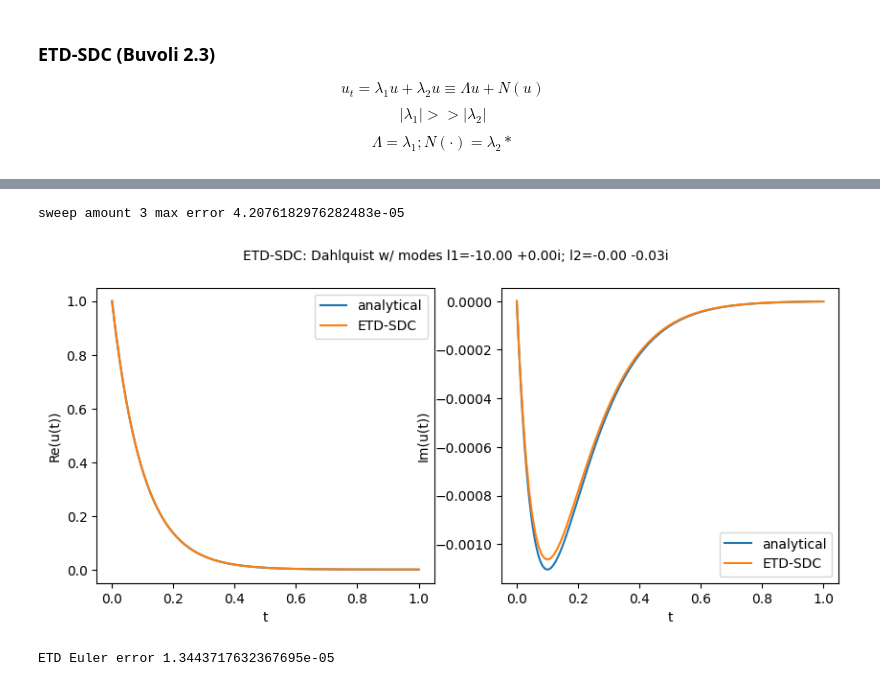
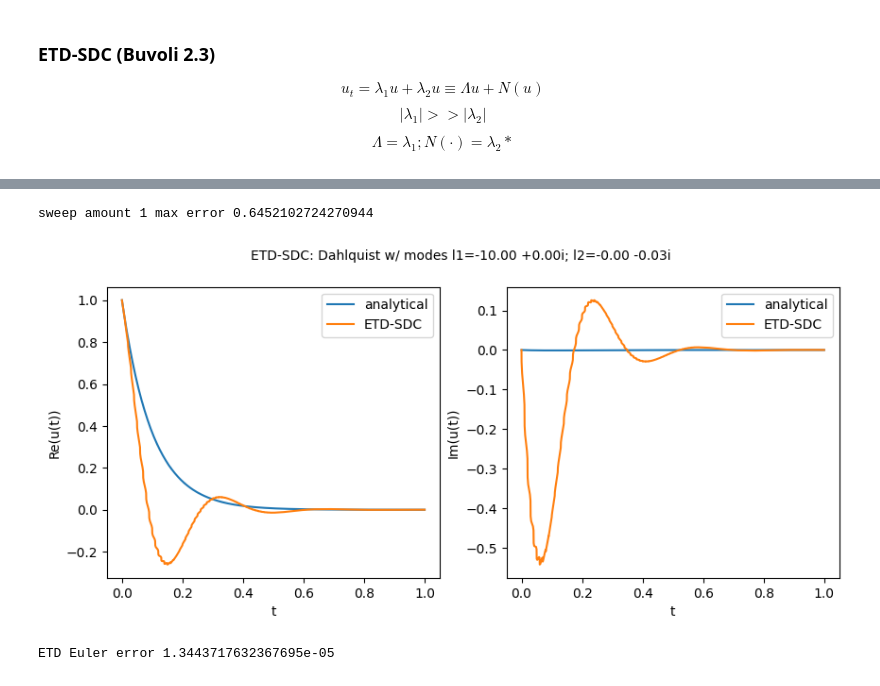
Before and after one commit to BoriskovaLiza/masterarbeit, a Jupyter notebook: Lawson.ipynb, the cells around one changed output, grey strips where cells are left out. Saved outputs shown, nothing was run; the diff lists cells and outputs as text; code cells hidden in the pictures.

Commit message:
add recursion phi, fix ETDSDC sweep

```diff
--- a/Lawson.ipynb
+++ b/Lawson.ipynb
@@ -17,11 +17,11 @@ t0 = 0.0
 u0 = 1.0 + 0.j
 steps = 101 # t=0. -> t=1.
 
-t = np.empty((steps))
+t = np.zeros((steps))
 timestep = 0.01
 
-u = np.empty((steps), dtype=np.cfloat)
-uv = np.empty((steps), dtype=np.cfloat)
+u = np.zeros((steps), dtype=np.cfloat)
+uv = np.zeros((steps), dtype=np.cfloat)
 
 # var change
 v0 = u0 * np.exp(-t0*l1) # === 1.0
@@ -84,14 +84,14 @@ N = 5
 Ti = (N+1) * (steps-1) + 1
 taui, _ = np.polynomial.chebyshev.chebgauss(N)
 
-tau = np.empty((Ti))
+tau = np.zeros((Ti))
 for i in range(steps-1):
     tau[(N+1)*i] = t[i]
     tau[(N+1)*i+1:(N+1)*i+(N+1)] = taui[::-1] / 2 * timestep + timestep / 2 + t[i]
 tau[-1] = 1.
 
 # u -> v change variables and propagate solution
-uv_sdc = np.empty((Ti), dtype=np.cfloat)
+uv_sdc = np.zeros((Ti), dtype=np.cfloat)
 uv_sdc[0] = u0 # * np.exp(-t0*l1) === 1.0
 dtau = tau[1:] - tau[:-1]
 
@@ -232,59 +215,43 @@ print(generate_weights(tau[0:7], dtau[0:6], l1, get_phi_by_series), \
 # %%
-# NOTE: rhs integration is missing proper integration...
+# NOTE: errors here...
 
-M = 3
+M = 1
 
 u_sdc = np.copy(uv_sdc)
 u_sdc[0] = u0
-
-# init chebychev series
-Order = N+2
-nodetonode = np.zeros((N+1))
 
 for j in range(steps-1): # timesteps
     left = j*(N+1)
     right = (j+1)*(N+1)+1
 
     # propagate initial solution
     for i in range(left+1,right):
         u_sdc[i] = u_sdc[i-1] * np.exp(l1 * dtau[i-1]) + \
                     1 / l1 * (np.exp(dtau[i-1] * l1) - 1) * l2 * u_sdc[i-1]
 
     tau_slice = tau[left:right]
     dtau_slice = dtau[0:N+1]
-    integr = np.zeros((Order))
-    series = np.polynomial.chebyshev.Chebyshev(np.zeros((Order)), \
-             domain=[tau_slice[0], tau_slice[-1]], window=[tau_slice[0], tau_slice[-1]])
+    weights_block = generate_weights(tau_slice, dtau_slice, l1, get_phi_by_recursion)
 
     for k in range(M): # sweeps
-
-        # NOTE: we do not create a series and then integrate it here, instead
-        #       a weighted sum must be calculated directly, where weights don't
-        #       really depend on N(), rather on time grid -> the whole point of ETD
-
-        # but maybe for now I can use interpolation?
-
         u_sdc_slice = np.copy(u_sdc[left:right]) # save φk
-        series = series.fit(tau_slice, np.exp(l1 * (tau_slice[-1] - tau_slice)) * l2 * u_sdc_slice, deg=Order)
-
-        integseries = series.integ(m=1, lbnd=tau_slice[0])
-        zerotonode = integseries(tau_slice)
-        nodetonode = zerotonode[1:] - zerotonode[:-1]
 
         Ek = 0.
         for i in range(N+1): # time substeps
             # φk+1i+1 =φk+1i ehiΛ + Λ^−1 [ehiΛ−1] (N(hτi,φk+1i) − N(hτi,φki))+Wi;i+1(φk)
-            u_sdc[left+i+1] = u_sdc[left+i]*np.exp(dtau_slice[i]*l1) + 1 / l1 * \
-                                (np.exp(dtau_slice[i]*l1)-1) * dtau_slice[i] * \
-                                (l2 * u_sdc[left+i] - l2 * u_sdc_slice[i]) + nodetonode[i]
+            u_sdc[left+i+1] = u_sdc[left+i] * np.exp(dtau_slice[i] * l1) + 1 / l1 * \
+                                (np.exp(dtau_slice[i] * l1) - 1) * dtau_slice[i] * \
+                                (l2 * u_sdc[left+i] - l2 * u_sdc_slice[i]) + \
+                                 np.sum( weights_block[i] * l2 * u_sdc_slice )
+
 
 # calculate total error
 print("sweep amount", M, "max error", np.max(np.abs(u_sdc - np.exp((l1 + l2)*tau))))
 # plot solution
 plot_solutions("ETD-SDC", ["analytical", "ETD-SDC"], [np.exp((l1 + l2)*tau), u_sdc], tau)
 # %% [output]
-sweep amount 3 max error 4.2076182976282483e-05
+sweep amount 1 max error 0.6452102724270944
-[figure, old version]
+[figure, new version]
 # %%
 u_sdc = np.copy(uv_sdc)
 u_sdc[0] = u0
```
Also changed, not shown: parts of 2 cells of this notebook.
